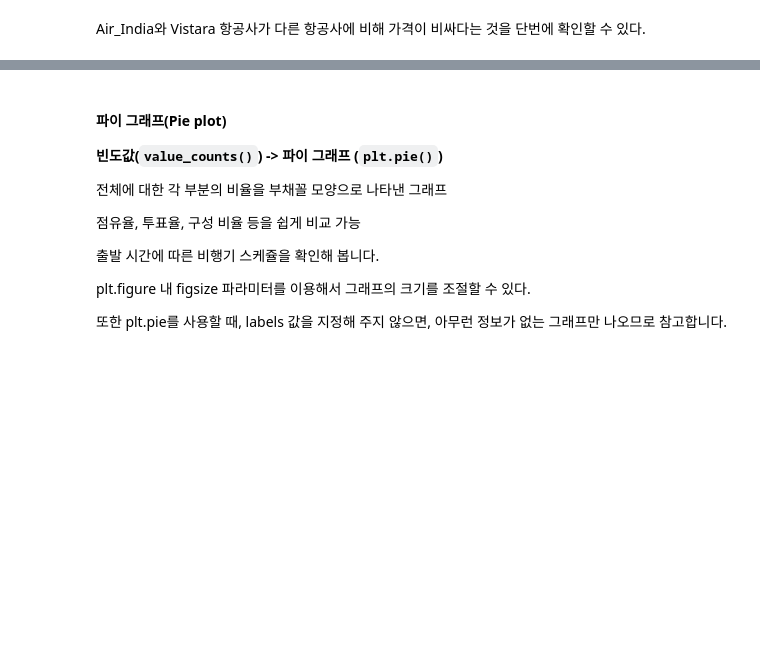
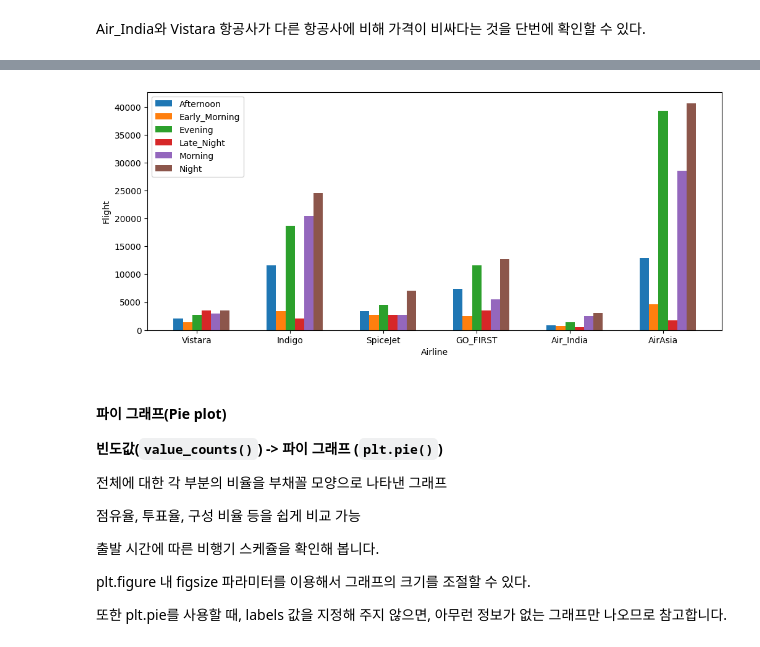
Before and after one commit to youse0ng/AICE_, a Jupyter notebook: AICE_05_데이터이해하기.ipynb, the cells around one changed output, grey strips where cells are left out. Saved outputs shown, nothing was run; the diff lists cells and outputs as text; code cells hidden in the pictures; blank space fills up the shorter version.

```diff
--- a/AICE_05_데이터이해하기.ipynb
+++ b/AICE_05_데이터이해하기.ipynb
@@ -220,0 +393,3 @@ Air_India와 Vistara 항공사가 다른 항공사에 비해 가격이 비싸다
+# %%
+arrival_time_per_airline=df.groupby(['airline','arrival_time']).count()
+arrival_time_per_airline
@@ -221,3 +415,34 @@ Air_India와 Vistara 항공사가 다른 항공사에 비해 가격이 비싸다
+# %%
+# 항공사 별 + 출발 시간별 flight 건수
+
+airline_list=list(set(df['airline'].values)) # [AirAsia, Air_india, Go_First,...] 항공사 이름
+arrival_time=list(set(df['arrival_time'].values)) # [afternoon,Early_Morning,Evening,Late_night,...,Night]
+value_for_arrival_time=arrival_time_per_airline['flight'].values # [2052, 1407, 2762, 3941, 2909, 3477, 11576.....]
+
+arrival_time_per_airline['flight']
+Afternoon=[value_for_arrival_time[i] for i in range(0,len(value_for_arrival_time),6)]
+Early_Morning=[value_for_arrival_time[i] for i in range(1,len(value_for_arrival_time),6)]
+Evening=[value_for_arrival_time[i] for i in range(2,len(value_for_arrival_time),6)]
+Late_Night=[value_for_arrival_time[i] for i in range(3,len(value_for_arrival_time),6)]
+Morning=[value_for_arrival_time[i] for i in range(4,len(value_for_arrival_time),6)]
+Night=[value_for_arrival_time[i] for i in range(5,len(value_for_arrival_time),6)]
+
+x=airline_list # [AIR_ASIA,AIR_INDIA,GO_FIRST,...VISTARA]
+x_axis=np.arange(len(x))
+plt.figure(figsize=(12,5))
+plt.bar(x_axis-0.2,Afternoon,0.1,label='Afternoon')
+plt.bar(x_axis-0.1,Early_Morning,0.1,label='Early_Morning')
+plt.bar(x_axis,Evening,0.1,label='Evening')
+plt.bar(x_axis+0.1,Late_Night,0.1,label='Late_Night')
+plt.bar(x_axis+0.2,Morning,0.1,label='Morning')
+plt.bar(x_axis+0.3,Night,0.1,label='Night')
+plt.legend()
+plt.xticks(x_axis,x)
+plt.ylabel('Flight')
+plt.xlabel('Airline')
+plt.show()
+# %% [output]
+[figure, added]
 # %% [markdown]
 #### 파이 그래프(Pie plot)
 
```
Also changed, not shown: parts of 42 cells of this notebook.
